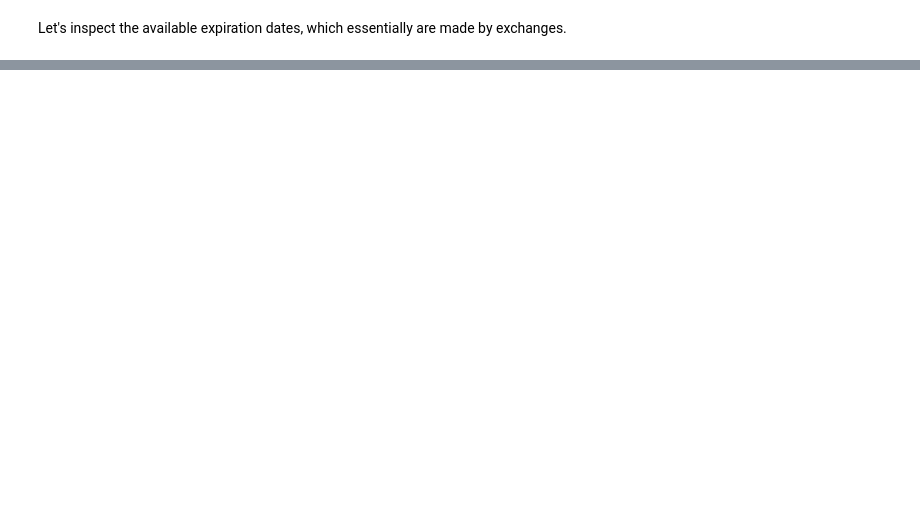
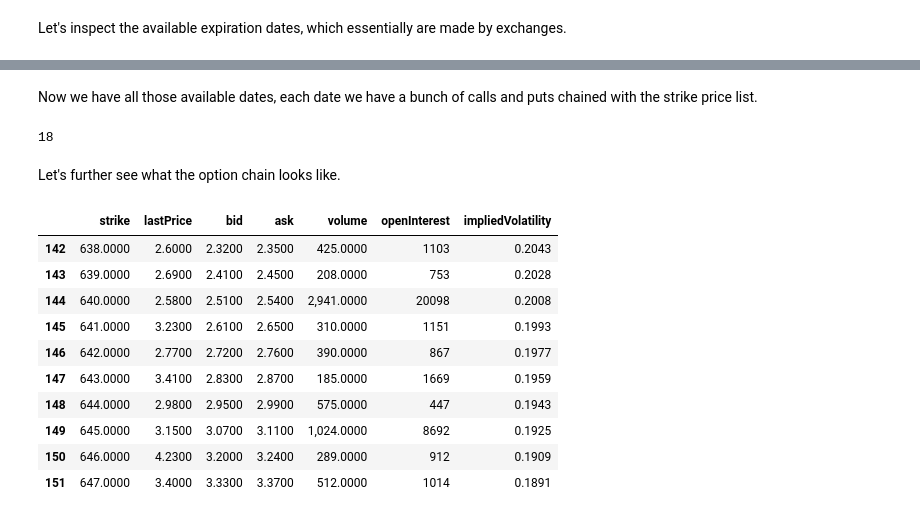
Before and after one commit to UnionPan/option_pricer_DLC, a Jupyter notebook: notebooks/01_option_chains.ipynb, the cells around one changed output, grey strips where cells are left out. Saved outputs shown, nothing was run; the diff lists cells and outputs as text; code cells hidden in the pictures; blank space fills up the shorter version.

```diff
--- a/notebooks/01_option_chains.ipynb
+++ b/notebooks/01_option_chains.ipynb
@@ -59,0 +84,33 @@ for i, date in enumerate(spy_options[:10], 1):
+# %% [markdown]
+Now we have all those available dates, each date we have a bunch of calls and puts chained with the strike price list.
+# %%
+expiration_dates = spy_options[10]
+option_chain = spy.option_chain(expiration_dates)
+calls = option_chain.calls
+puts = option_chain.puts
+
+expiration_datetime = pd.to_datetime(expiration_dates)
+days_to_expire = (expiration_datetime - pd.Timestamp.now()).days
+time_to_expire = days_to_expire / 365.25
+
+days_to_expire
+# %% [output]
+18
+# %% [markdown]
+Let's further see what the option chain looks like.
+# %%
+atm_puts = puts[puts['strike'].between(current_price * 0.95, current_price * 1.05)]
+atm_calls = calls[calls['strike'].between(current_price * 0.95, current_price * 1.05)]
+display(atm_puts[['strike', 'lastPrice', 'bid', 'ask', 'volume', 'openInterest', 'impliedVolatility']].head(10))
+# %% [output]
+|  | strike | lastPrice | bid | ask | volume | openInterest | impliedVolatility |
+| 142 | 638.0000 | 2.6000 | 2.3200 | 2.3500 | 425.0000 | 1103 | 0.2043 |
+| 143 | 639.0000 | 2.6900 | 2.4100 | 2.4500 | 208.0000 | 753 | 0.2028 |
+| 144 | 640.0000 | 2.5800 | 2.5100 | 2.5400 | 2,941.0000 | 20098 | 0.2008 |
+| 145 | 641.0000 | 3.2300 | 2.6100 | 2.6500 | 310.0000 | 1151 | 0.1993 |
+| 146 | 642.0000 | 2.7700 | 2.7200 | 2.7600 | 390.0000 | 867 | 0.1977 |
+| 147 | 643.0000 | 3.4100 | 2.8300 | 2.8700 | 185.0000 | 1669 | 0.1959 |
+| 148 | 644.0000 | 2.9800 | 2.9500 | 2.9900 | 575.0000 | 447 | 0.1943 |
+| 149 | 645.0000 | 3.1500 | 3.0700 | 3.1100 | 1,024.0000 | 8692 | 0.1925 |
+| 150 | 646.0000 | 4.2300 | 3.2000 | 3.2400 | 289.0000 | 912 | 0.1909 |
+| 151 | 647.0000 | 3.4000 | 3.3300 | 3.3700 | 512.0000 | 1014 | 0.1891 |
```
Also changed, not shown: parts of 7 cells of this notebook, 13 other files.
